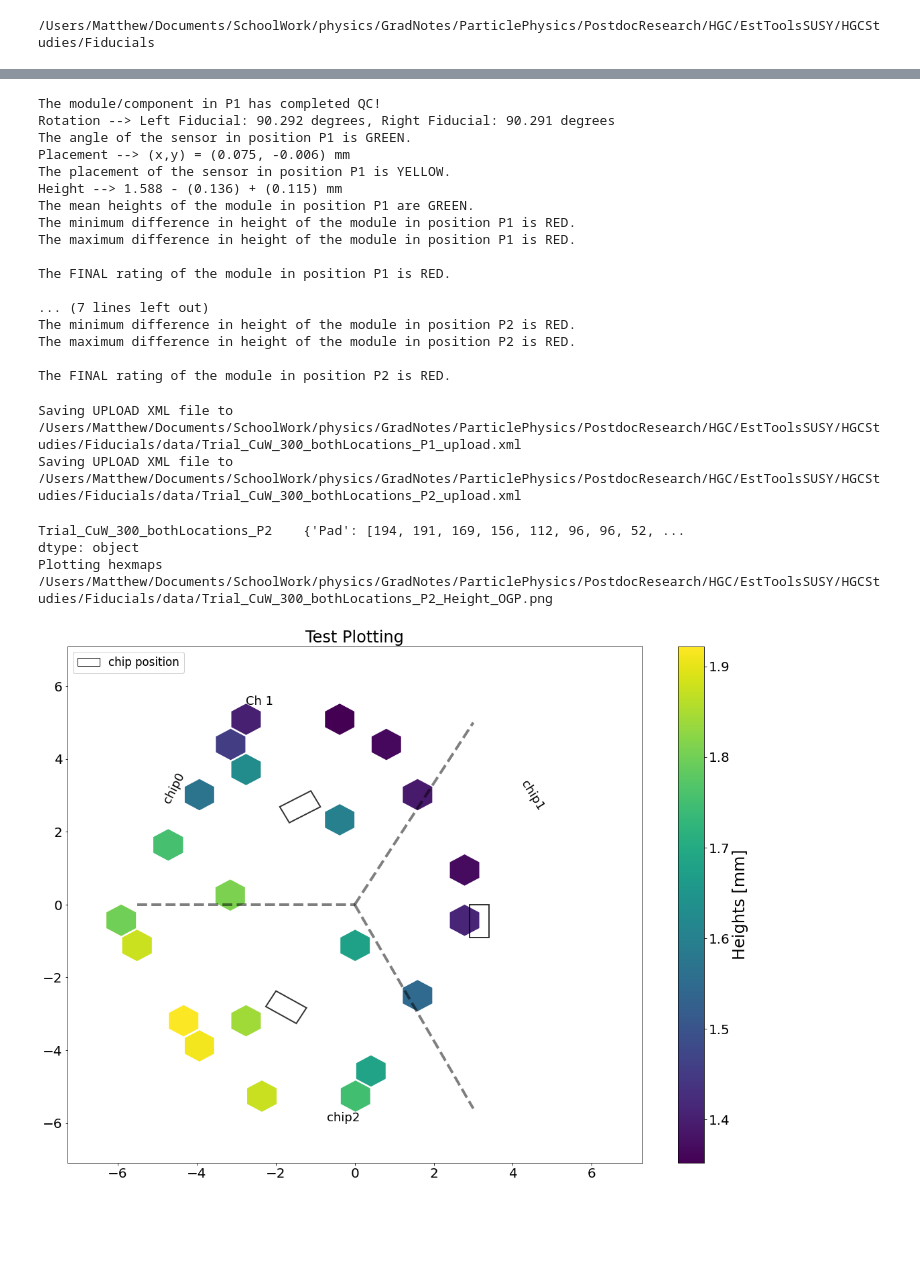
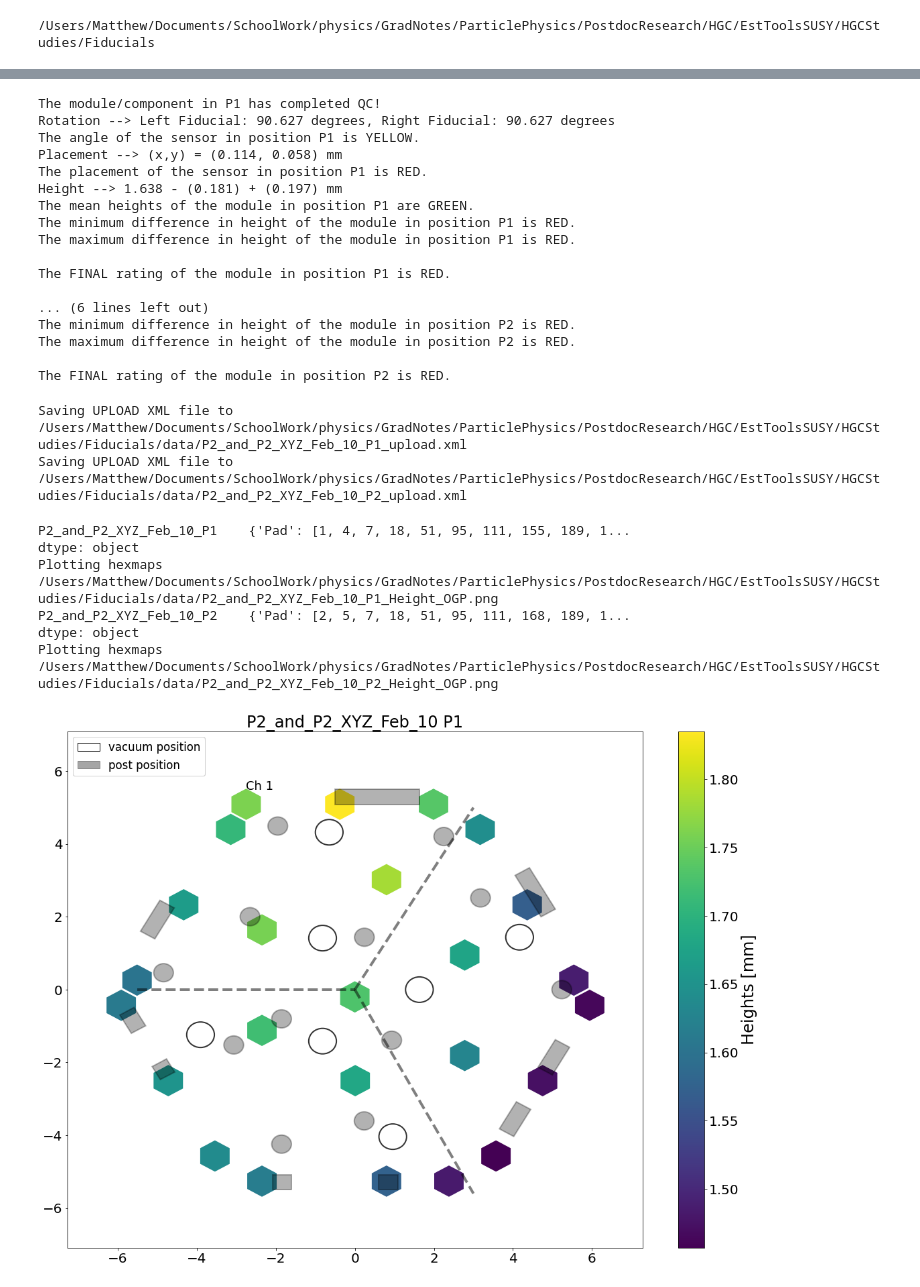
Before and after one commit to mkilpatr/HGCStudies, a Jupyter notebook: Fiducials/FiducialComparison.ipynb, the cells around one changed output, grey strips where cells are left out. Drawn from its saved outputs; the diff is of its cells as text; code cells hidden in the pictures; blank space fills up the shorter version.

Commit message:
2D heights plotted well for all positions

```diff
--- a/Fiducials/FiducialComparison.ipynb
+++ b/Fiducials/FiducialComparison.ipynb
@@ -9,24 +10,24 @@ print(workDir)
 # %%
 %run utils/GetExcel.ipynb
 
-#The sensor file can contain the fiducials of the sensor, but can also have the component heights
-#for sensor in location P1 or P2.
+#The sensor file can contain the fiducials of the sensor, but can also have the
+#component heights for sensor in location P1 or P2.
 #Methods can run either way!
 
 pcbfile = workDir + '/data/pcbfiducialtrialrun.xls'
 fiducialfile = workDir + '/data/GantryTrayFiducialData.xls'
 #sensorfile = workDir + '/data/moduleHeights.xls'
-sensorfile = workDir + '/data/Trial_CuW_300_bothLocations.xls'
+sensorfile = workDir + '/data/P2_and_P2_XYZ_Feb_10.xls'
 
-sensor = GetExcel(sensorfile, True, [])
+sensor = GetExcel(sensorfile)
 sensor.read()
-#print(sensor.df.head())
+print(sensor.df.tail())
 
-fiducial = GetExcel(fiducialfile, True, [])
+fiducial = GetExcel(fiducialfile)
 fiducial.read()
 #print(fiducial.df.head())
 
-pcb = GetExcel(pcbfile, True, [])
+pcb = GetExcel(pcbfile)
 pcb.read()
 #print(pcb.df.head())
 # %% [output]
@@ -49,6 +64,7 @@ if pcb.exists:
     pcbDF.readComponentHeights()
 # %%
 %run utils/QualityControl.ipynb
+%autoreload 2
 
 if sensor.exists:
     sensorP1 = QualityControl(fidDF, senDF, 'P1', False)
@@ -77,24 +93,25 @@ if pcb.exists:
     print(pcbP2)
 # %% [output]
 The module/component in P1 has completed QC!
-Rotation --> Left Fiducial: 90.292 degrees, Right Fiducial: 90.291 degrees
-The angle of the sensor in position P1 is GREEN.
-Placement --> (x,y) = (0.075, -0.006) mm
-The placement of the sensor in position P1 is YELLOW.
-Height --> 1.588 - (0.136) + (0.115) mm
+Rotation --> Left Fiducial: 90.627 degrees, Right Fiducial: 90.627 degrees
+The angle of the sensor in position P1 is YELLOW.
+Placement --> (x,y) = (0.114, 0.058) mm
+The placement of the sensor in position P1 is RED.
+Height --> 1.638 - (0.181) + (0.197) mm
 The mean heights of the module in position P1 are GREEN.
 The minimum difference in height of the module in position P1 is RED.
 The maximum difference in height of the module in position P1 is RED.
 
 The FINAL rating of the module in position P1 is RED.
 
-... (7 lines left out)
+... (6 lines left out)
 The minimum difference in height of the module in position P2 is RED.
 The maximum difference in height of the module in position P2 is RED.
 
 The FINAL rating of the module in position P2 is RED.
 # %%
 %run utils/CreateXML.ipynb
+%autoreload 2
 
 if sensor.exists:
     if sensorP1.finalRating != '':
@@ -114,20 +131,39 @@ if pcb.exists:
         pcbP2XML = CreateXML(pcbP2, user, institution)
         pcbP2XML.save(pcbDF.dir, pcbDF.name + '_P2.xml')
 # %% [output]
-Saving UPLOAD XML file to  /Users/Matthew/Documents/SchoolWork/physics/GradNotes/ParticlePhysics/PostdocResearch/HGC/EstToolsSUSY/HGCStudies/Fiducials/data/Trial_CuW_300_bothLocations_P1_upload.xml
-Saving UPLOAD XML file to  /Users/Matthew/Documents/SchoolWork/physics/GradNotes/ParticlePhysics/PostdocResearch/HGC/EstToolsSUSY/HGCStudies/Fiducials/data/Trial_CuW_300_bothLocations_P2_upload.xml
+Saving UPLOAD XML file to  /Users/Matthew/Documents/SchoolWork/physics/GradNotes/ParticlePhysics/PostdocResearch/HGC/EstToolsSUSY/HGCStudies/Fiducials/data/P2_and_P2_XYZ_Feb_10_P1_upload.xml
+Saving UPLOAD XML file to  /Users/Matthew/Documents/SchoolWork/physics/GradNotes/ParticlePhysics/PostdocResearch/HGC/EstToolsSUSY/HGCStudies/Fiducials/data/P2_and_P2_XYZ_Feb_10_P2_upload.xml
 # %%
-%run HeightPlotter.ipynb
-%load_ext autoreload
+%run utils/HeightPlotter.ipynb
 %autoreload 2
 if sensor.exists:
-    label = "Test Plotting"
-    senPlotP2 = HeightPlotter(sensorP2.hgts, sensorP2.hXY, senDF.name + '_P2', senDF.dir + '/', label)
-    df = senPlotP2.padMapping()
-    #%run ../../hexmap/plot_summary.py sensorfile -d senDF.dir --inputData df -l label -p 'Deformation' -m senDF.name
+    if len(sensorP1.hgts):
+        label = senDF.name + ' P1'
+        senPlotP1 = HeightPlotter(sensorP1.hgts, sensorP1.hXY, senDF.name + '_P1', senDF.dir + '/', label)
+        senPlotP1.padMapping()
+
+    if len(sensorP2.hgts):
+        label = senDF.name + ' P2'
+        senPlotP2 = HeightPlotter(sensorP2.hgts, sensorP2.hXY, senDF.name + '_P2', senDF.dir + '/', label)
+        senPlotP2.padMapping()
+
+if pcb.exists:
+    if len(pcbP1.hgts):
+        label = pcbDF.name + ' P1'
+        pcbPlotP1 = HeightPlotter(pcbP1.hgts, pcbP1.hXY, pcbDF.name + '_P1', pcbDF.dir + '/', label)
+        pcbPlotP1.padMapping()
+
+    if len(pcbP2.hgts):
+        label = pcbDF.name + ' P2'
+        pcbPlotP2 = HeightPlotter(pcbP2.hgts, pcbP2.hXY, pcbDF.name + '_P2', pcbDF.dir + '/', label)
+        pcbPlotP2.padMapping()
 # %% [output]
-Trial_CuW_300_bothLocations_P2    {'Pad': [194, 191, 169, 156, 112, 96, 96, 52, ...
+P2_and_P2_XYZ_Feb_10_P1    {'Pad': [1, 4, 7, 18, 51, 95, 111, 155, 189, 1...
 dtype: object
 Plotting hexmaps
-/Users/Matthew/Documents/SchoolWork/physics/GradNotes/ParticlePhysics/PostdocResearch/HGC/EstToolsSUSY/HGCStudies/Fiducials/data/Trial_CuW_300_bothLocations_P2_Height_OGP.png
+/Users/Matthew/Documents/SchoolWork/physics/GradNotes/ParticlePhysics/PostdocResearch/HGC/EstToolsSUSY/HGCStudies/Fiducials/data/P2_and_P2_XYZ_Feb_10_P1_Height_OGP.png
+P2_and_P2_XYZ_Feb_10_P2    {'Pad': [2, 5, 7, 18, 51, 95, 111, 168, 189, 1...
+dtype: object
+Plotting hexmaps
+/Users/Matthew/Documents/SchoolWork/physics/GradNotes/ParticlePhysics/PostdocResearch/HGC/EstToolsSUSY/HGCStudies/Fiducials/data/P2_and_P2_XYZ_Feb_10_P2_Height_OGP.png
-[figure, old version]
+[figure, new version]
```
Also changed, not shown: parts of 4 cells of this notebook, 4 other files.
